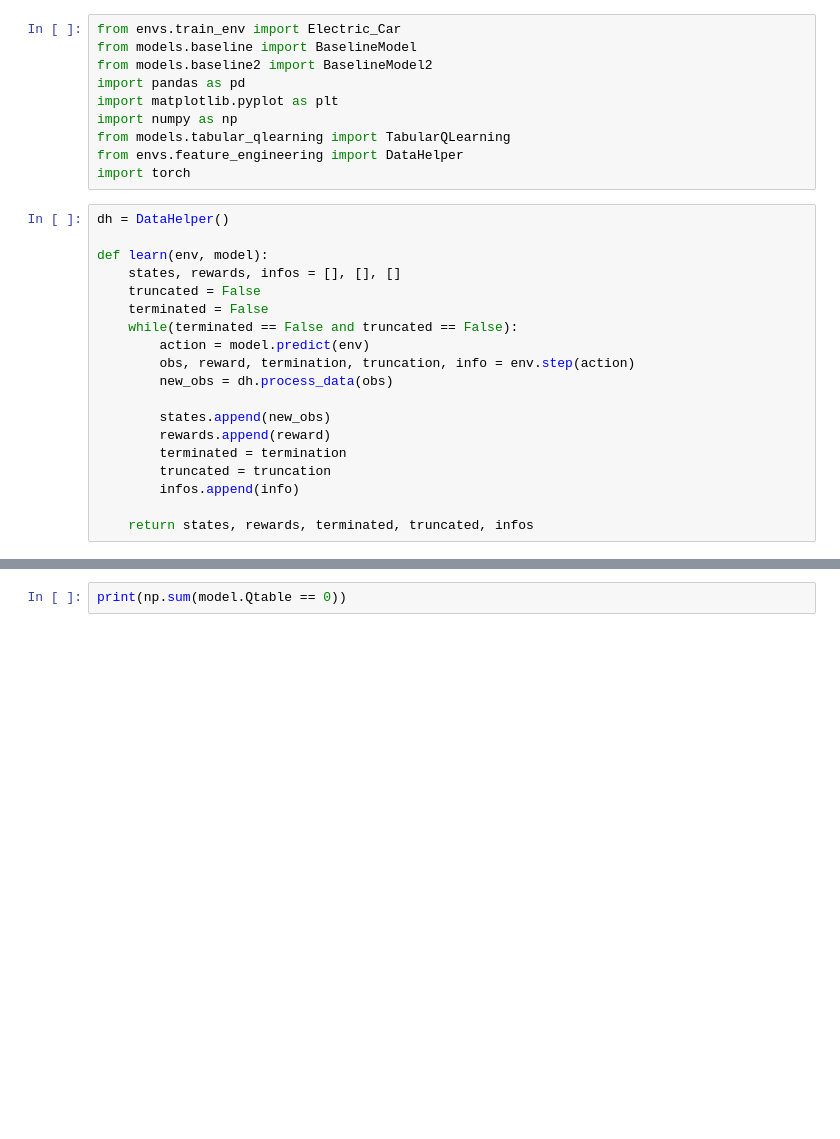
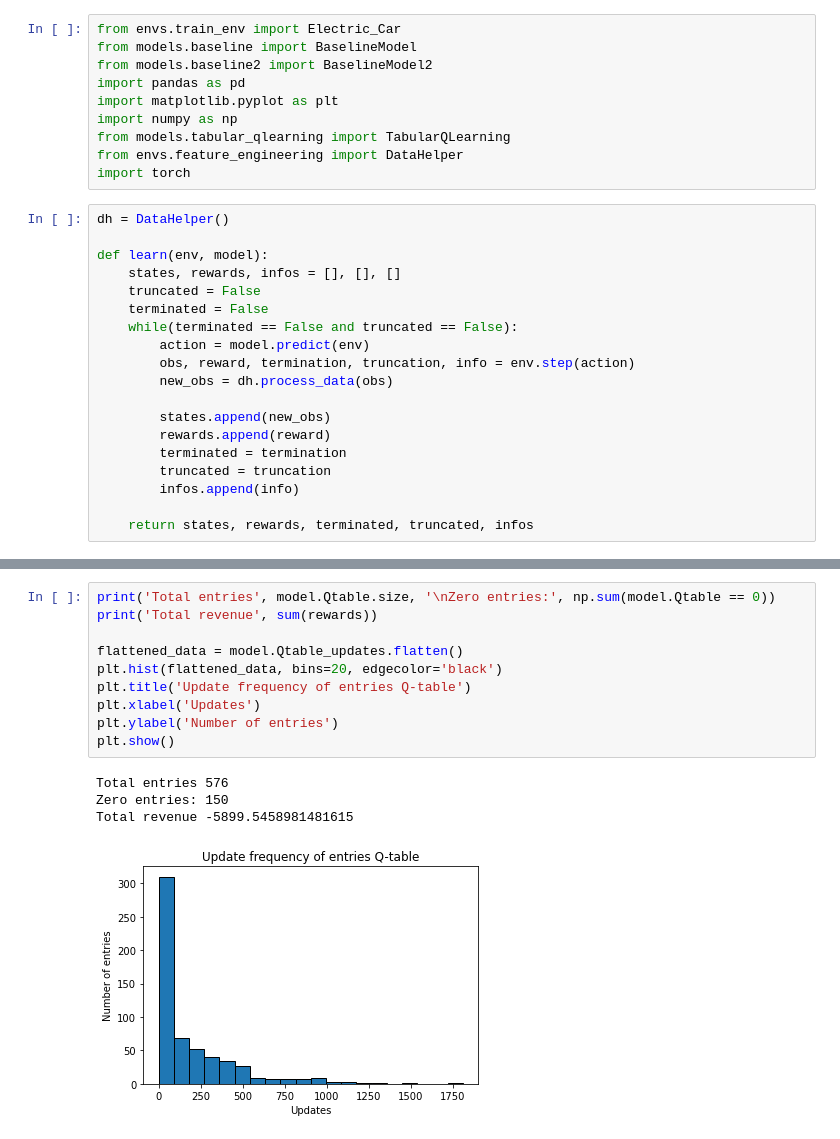
Before and after one commit to andpuc23/PoRL, a Jupyter notebook: main.ipynb, the cells around one changed output, grey strips where cells are left out. Cells and saved outputs as stored; diff of their text form; blank space fills up the shorter version.

```diff
--- a/main.ipynb
+++ b/main.ipynb
@@ -58,2 +57,15 @@ AttributeError: 'numpy.ndarray' object has no attribute 'append'
-# %%
-print(np.sum(model.Qtable == 0))
+# %%
+print('Total entries', model.Qtable.size, '\nZero entries:', np.sum(model.Qtable == 0))
+print('Total revenue', sum(rewards))
+
+flattened_data = model.Qtable_updates.flatten()
+plt.hist(flattened_data, bins=20, edgecolor='black')
+plt.title('Update frequency of entries Q-table')
+plt.xlabel('Updates')
+plt.ylabel('Number of entries')
+plt.show()
+# %% [output]
+Total entries 576
+Zero entries: 150
+Total revenue -5899.5458981481615
+[figure, added]
```
Also changed, not shown: parts of 3 cells of this notebook, 2 other files.
